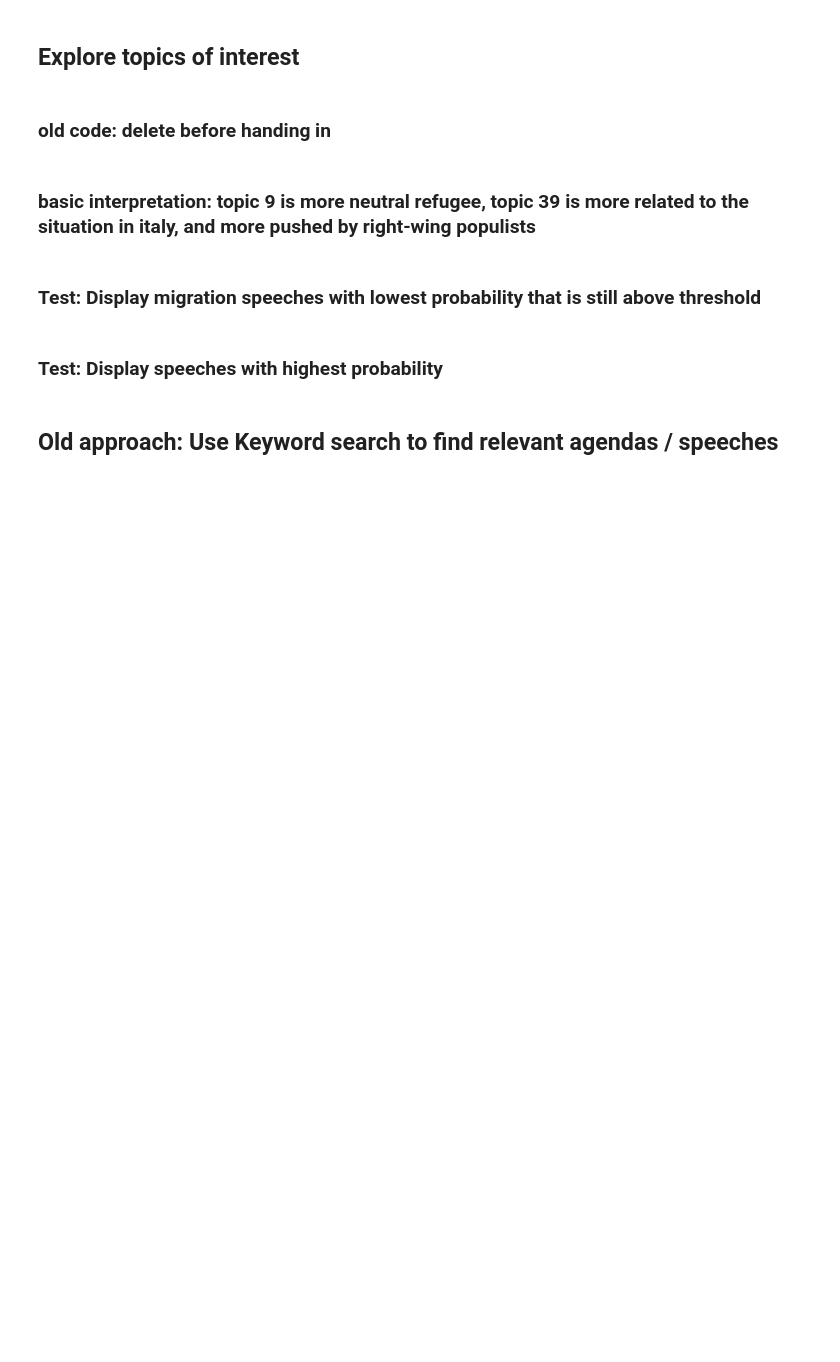
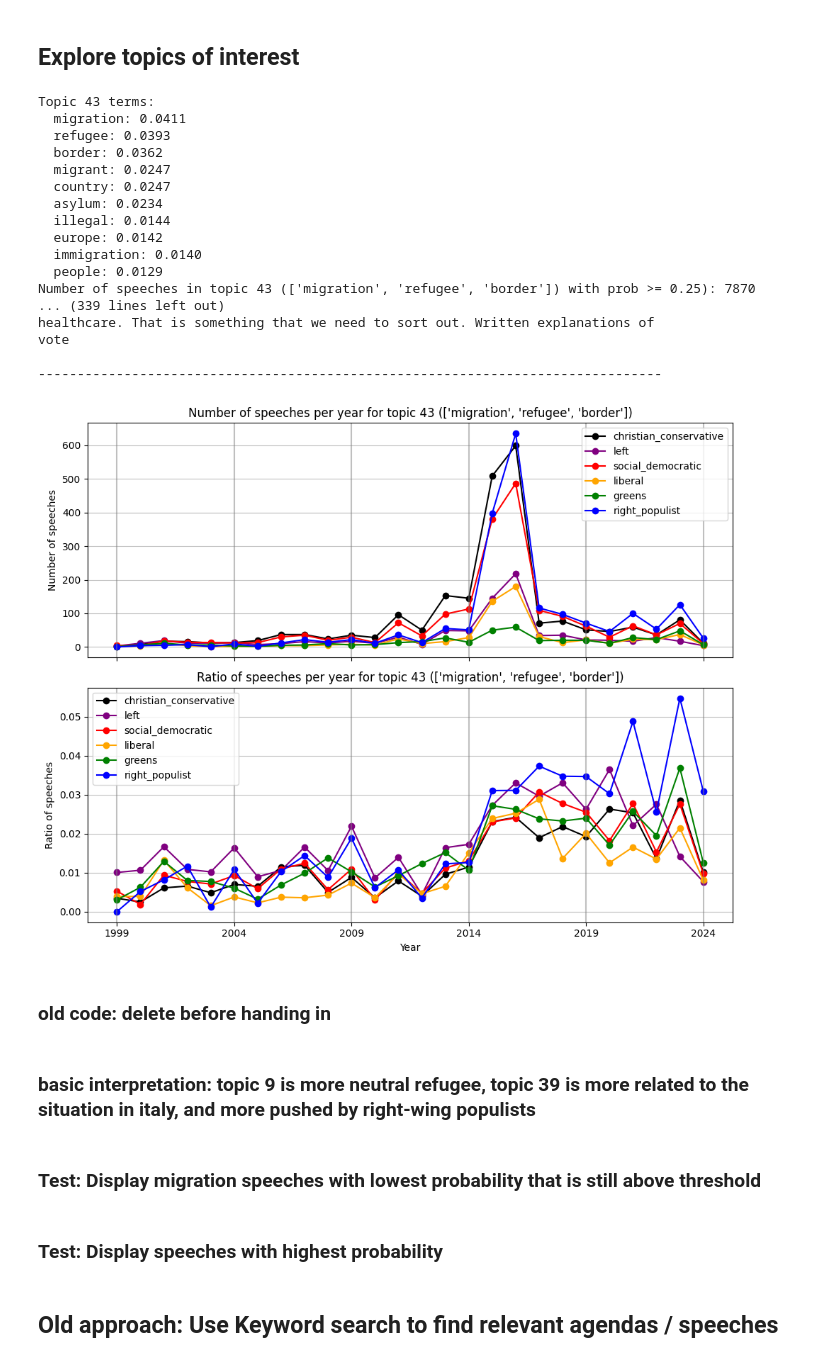
Before and after one commit to derkleinejakob/dataliteracy25, a Jupyter notebook: filter_data.ipynb, the cells around one changed output. Drawn from its saved outputs; the diff is of its cells as text; code cells hidden in the pictures; blank space fills up the shorter version.

Commit message:
updated migration speeches (no duplicates)

```diff
--- a/filter_data.ipynb
+++ b/filter_data.ipynb
@@ -160,6 +159,6 @@ plt.show()
 #     print("All duplicate texts have identical party, uq_agenda and date.")
 # %%
 # for now: only keep the first occurrence of each speech
-df_party_members = df_party_members.sort_values(by=["date"]).drop_duplicates(subset=["translatedText"], keep="first").reset_index(drop=True)
-print(len(df_party_members))
+df_party_members = df_party_members.sort_values(by=["date"]).drop_duplicates(subset=["text"], keep="first")
+assert len(df_party_members) == len(preprocessed_data)
 # %% [output]
@@ -326,4 +341,23 @@ def compare_topics(topic_id_list, model=model, df_topics=df_topics, top_n_terms=
 # %%
 compare_topics([1, 4, 16, 34, 43])
 # %%
-df_migration = explore_topic(8)
+df_migration = explore_topic(43)
+# %% [output]
+Topic 43 terms:
+  migration: 0.0411
+  refugee: 0.0393
+  border: 0.0362
+  migrant: 0.0247
+  country: 0.0247
+  asylum: 0.0234
+  illegal: 0.0144
+  europe: 0.0142
+  immigration: 0.0140
+  people: 0.0129
+Number of speeches in topic 43 (['migration', 'refugee', 'border']) with prob >= 0.25): 7870
+... (339 lines left out)
+healthcare. That is something that we need to sort out. Written explanations of
+vote
+
+--------------------------------------------------------------------------------
+[figure, added]
```
Also changed, not shown: parts of 5 cells of this notebook, 2 other files.
